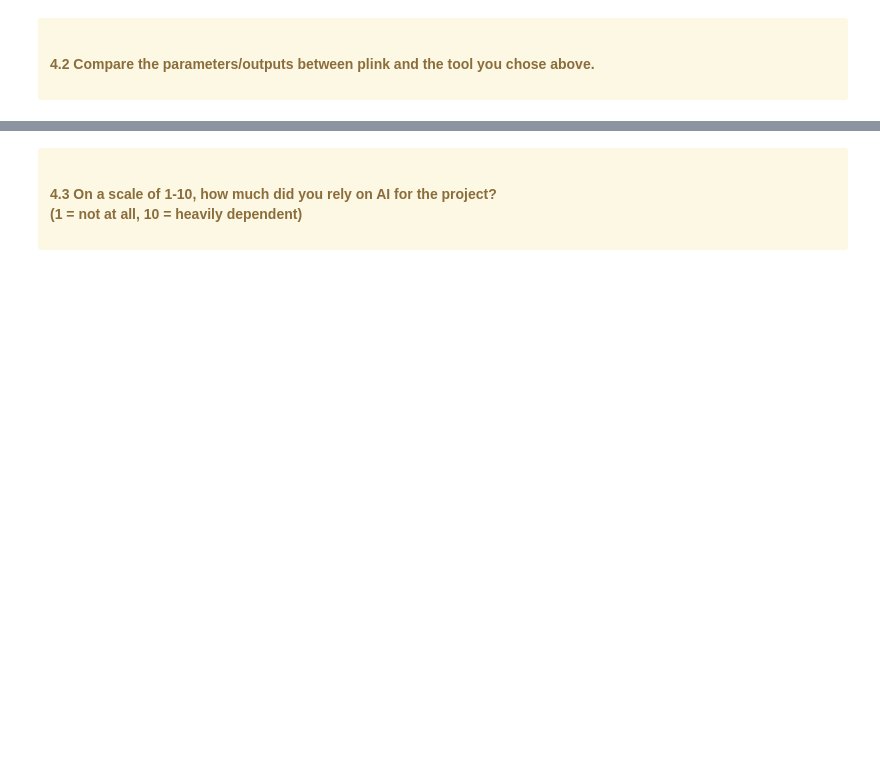
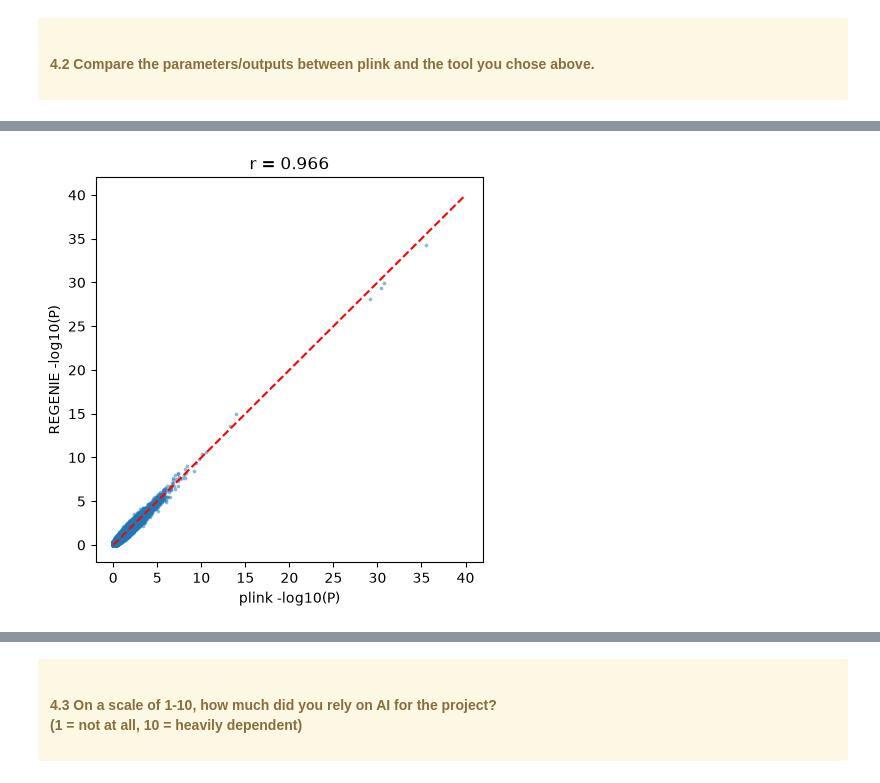
Before and after one commit to ishitasukul-tech/BIOL-6150-Project-6, a Jupyter notebook: Project6-GWAS.ipynb, the cells around one changed output, grey strips where cells are left out. Cells and saved outputs as stored; diff of their text form; code cells hidden in the pictures; blank space fills up the shorter version.

```diff
--- a/Project6-GWAS.ipynb
+++ b/Project6-GWAS.ipynb
@@ -669,0 +818,10 @@ We do see an early upward deflection in our Q-Q plot, which can indicate confoun
+# %%
+m = pl.merge(rg, on="ID")
+plt.figure(figsize=(5, 5))
+plt.scatter(-np.log10(m.P_x), m.LOG10P, s=3, alpha=0.4)
+plt.plot([0, 40], [0, 40], "r--")
+plt.xlabel("plink -log10(P)"); plt.ylabel("REGENIE -log10(P)")
+plt.title(f"r = {np.corrcoef(-np.log10(m.P_x), m.LOG10P)[0,1]:.3f}")
+plt.show()
+# %% [output]
+[figure, added]
```
Also changed, not shown: parts of 12 cells of this notebook.
